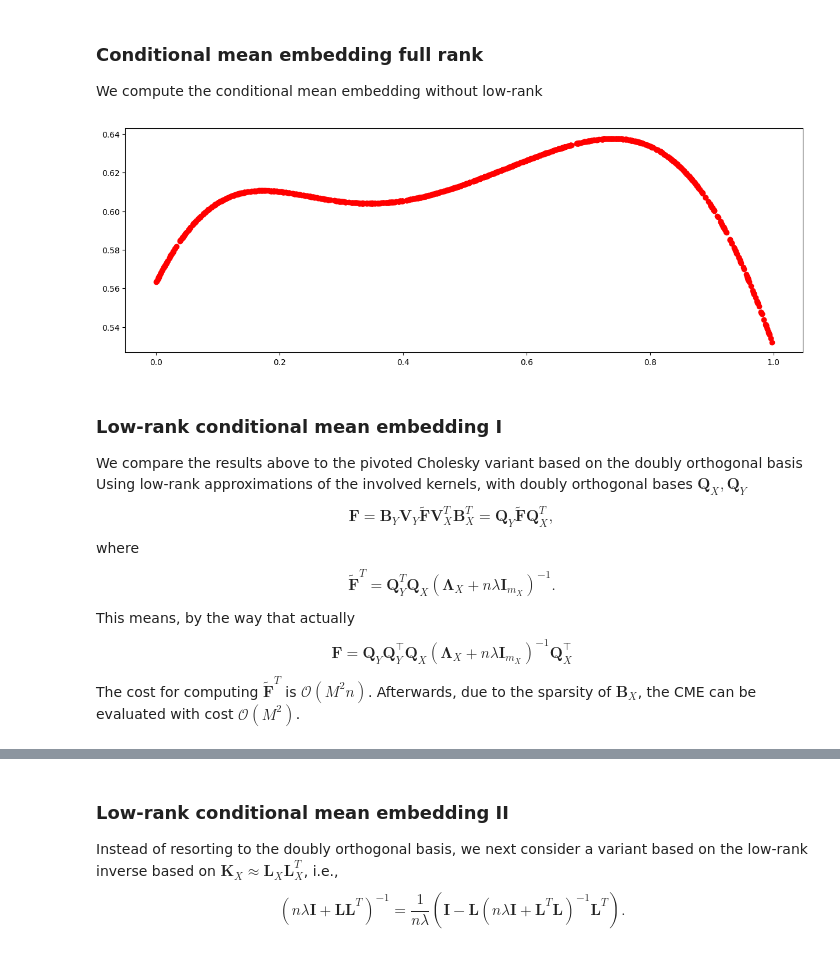
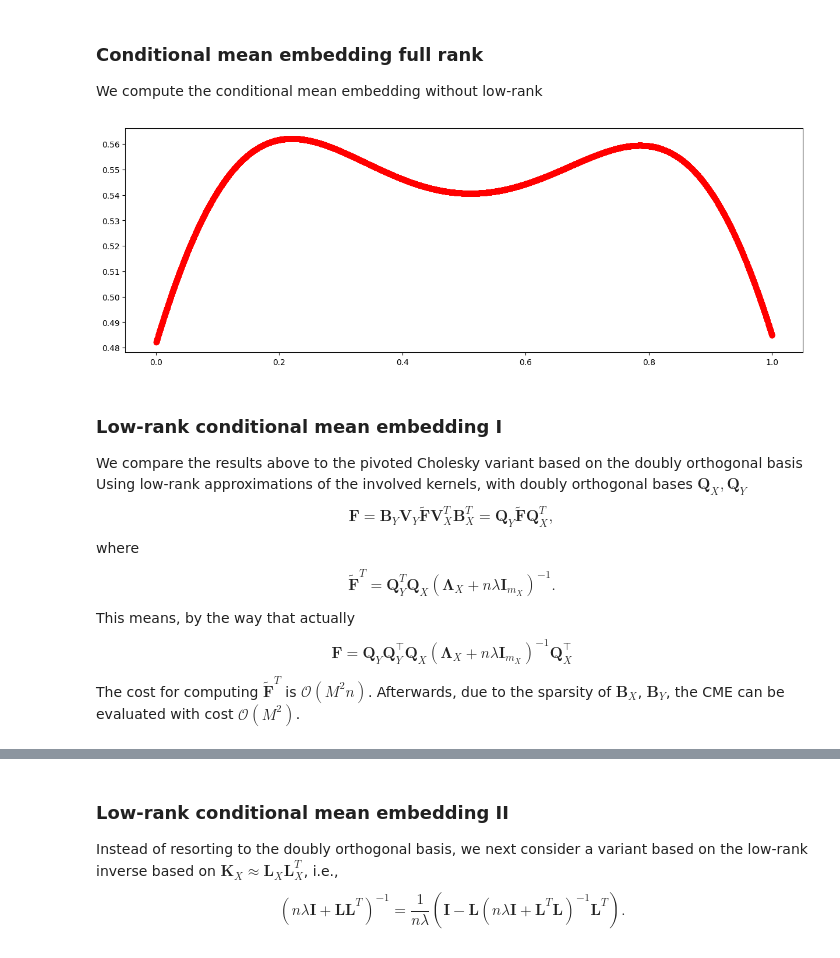
Before and after one commit to muchip/fmca, a Jupyter notebook: py/FMCA_LowRankBenchmarks.ipynb, the cells around one changed output, grey strips where cells are left out. Drawn from its saved outputs; the diff is of its cells as text; code cells hidden in the pictures.

```diff
--- a/py/FMCA_LowRankBenchmarks.ipynb
+++ b/py/FMCA_LowRankBenchmarks.ipynb
@@ -16,10 +17,10 @@ import FMCA
 ## Kernel ridge regression
 # %%
 dim = 3
-N = 10000
-ridge = 1e-2
+N = 1000000
+ridge = 1e-3
 rhs = np.ones((N,1), order='F')
-cov = FMCA.CovarianceKernel("GAUSSIAN", .5)
+cov = FMCA.CovarianceKernel("GAUSSIAN", 2.)
 pts = np.array(np.random.rand(dim, N), order='F')
 # %% [markdown]
 ### Pivoted Cholesky based ridge regression
@@ -89,8 +90,8 @@ for i in range(10):
     # FALKON (using pivoted Cholesky rank)
     start = time.time()
     falkon.init(cov, pts, M, ridge)
-    # we use 20 CG iterations here
-    alpha = falkon.computeAlpha(rhs, 20)
+    # we use 10 CG iterations here
+    alpha = falkon.computeAlpha(rhs, 10)
     stop = time.time()
     tfalkon[i] = stop - start
     errfalkon[i] = np.linalg.norm((falkon.matrixKPC() @ alpha).flatten() - rhs.flatten()) / np.linalg.norm(rhs.flatten())
@@ -163,25 +164,26 @@ $$
 We compute the conditional mean embedding without low-rank
 # %%
 dimX = 1
-NX = 1000
+NX = 10000
 dimY = 2
-NY = 1000
+NY = 10000
+ridge = 1e-2
 covX = FMCA.CovarianceKernel("GAUSSIAN", .25)
 covY = FMCA.CovarianceKernel("GAUSSIAN", .5)
 ptsX = np.array(np.random.rand(dimX, NX), order='F')
 ptsY = np.array(np.random.rand(dimY, NY), order='F')
-ridge = 1e-2
 fY = covY.eval(ptsY,ptsY[:,0])
 fXY = np.zeros((NX, 1), order='F')
 KX = covX.eval(ptsX, ptsX)
+lu, piv = lu_factor(NX * ridge * np.identity(NX) + KX)
 for i in range(NX):
     PhiXx = covX.eval(ptsX, ptsX[:,i])
-    fXY[i] = fY.transpose() @ np.linalg.solve(NX * ridge * np.identity(NX) + KX, PhiXx)
+    fXY[i] = fY.transpose() @ lu_solve((lu, piv), PhiXx)
 plt.figure(figsize=(15,5))
 plt.plot(ptsX, fXY.transpose(), 'ro')
 plt.show()
 # %% [output]
-[figure, old version]
+[figure, new version]
 # %% [markdown]
 ### Low-rank conditional mean embedding I
 We compare the results above to the pivoted Cholesky variant based on the doubly orthogonal basis
@@ -200,7 +202,7 @@ $$
 \boldsymbol F=\boldsymbol{Q}_Y\boldsymbol{Q}_Y^\intercal\boldsymbol{Q}_X(\boldsymbol\Lambda _X+n\lambda \boldsymbol I_{m_X})^{-1}\boldsymbol{Q}_X^\intercal
 $$
 The cost for computing $\tilde{\boldsymbol F}^{T}$ is $\mathcal{O}(M^2n)$. Afterwards, due to the sparsity of
-$\boldsymbol B_X$, the CME can be evaluated with cost $\mathcal{O}(M^2)$.
+$\boldsymbol B_X$, $\boldsymbol B_Y$, the CME can be evaluated with cost $\mathcal{O}(M^2)$.
 # %%
 cholX = FMCA.PivotedCholesky()
 cholY = FMCA.PivotedCholesky()
```
Also changed, not shown: parts of 8 cells of this notebook.
